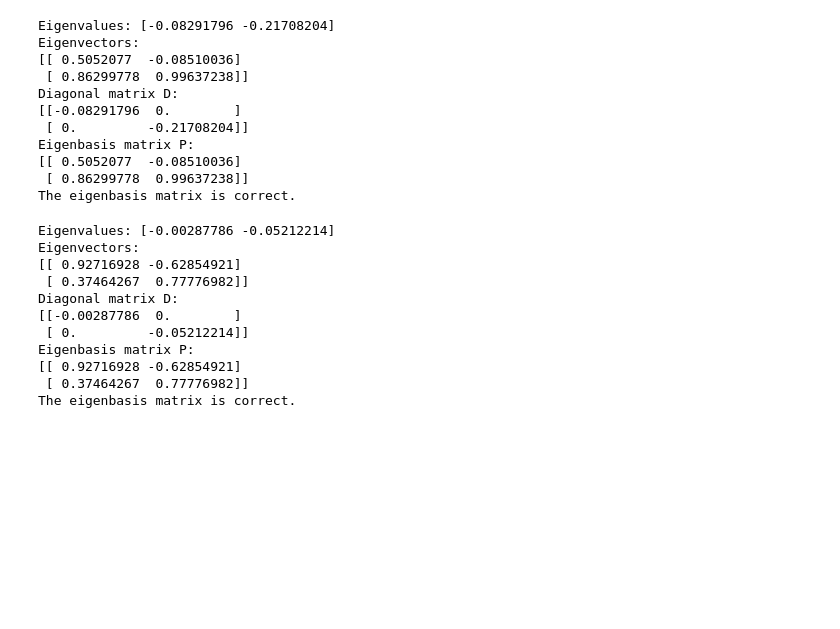
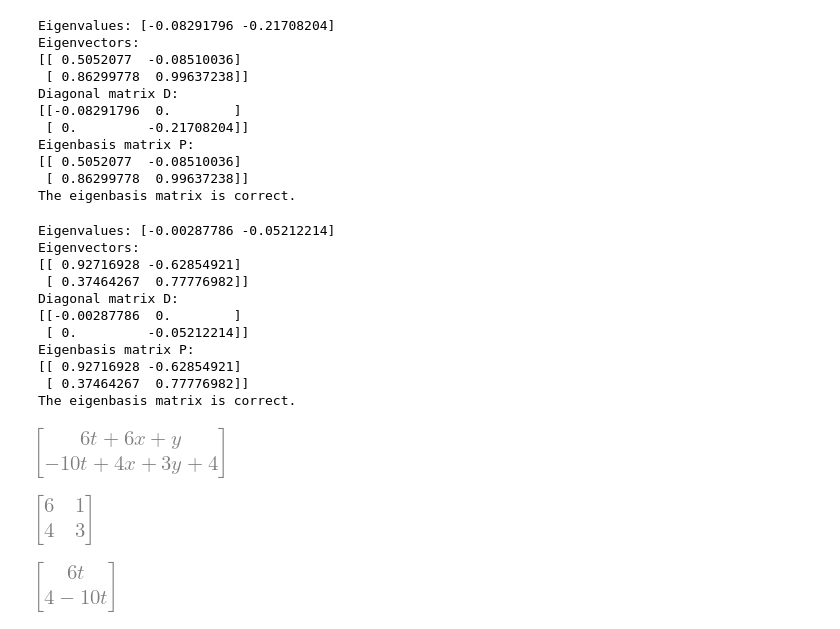
Before and after one commit to vint-j/Chemical-Engineering, a Jupyter notebook: Pastpapers/CP213/Differential_Equations_For_PPs.ipynb, the cells around one changed output. Drawn from its saved outputs; the diff is of its cells as text; code cells hidden in the pictures; blank space fills up the shorter version.

```diff
--- a/Pastpapers/CP213/Differential_Equations_For_PPs.ipynb
+++ b/Pastpapers/CP213/Differential_Equations_For_PPs.ipynb
@@ -719,3 +714,23 @@ Eigenbasis matrix P:
 [[ 0.92716928 -0.62854921]
  [ 0.37464267  0.77776982]]
 The eigenbasis matrix is correct.
+# %%
+#Example question
+
+import sympy as sp
+x,y,t = sp.symbols(' x y t ')
+
+dxdt=6*x+y+6*t
+dydt=4*x+3*y-10*t+4
+
+ode_M=sp.Matrix([dxdt,dydt])
+display(ode_M)
+A=ode_M.jacobian([x,y])
+f=ode_M-A@sp.Matrix([x,y])
+display(A,f)
+sp.init_printing()
+ev=A.eigenvects()
+# %% [output]
+[figure, added]
+[figure, added]
+[figure, added]
```
Also changed, not shown: parts of 6 cells of this notebook.
